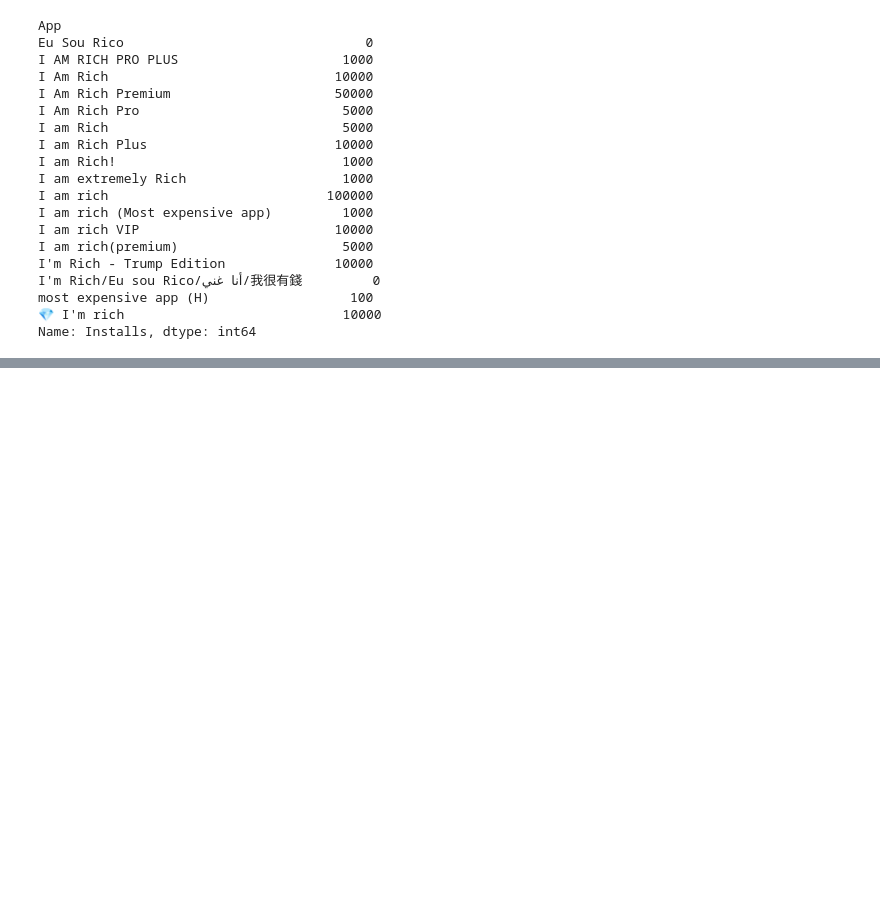
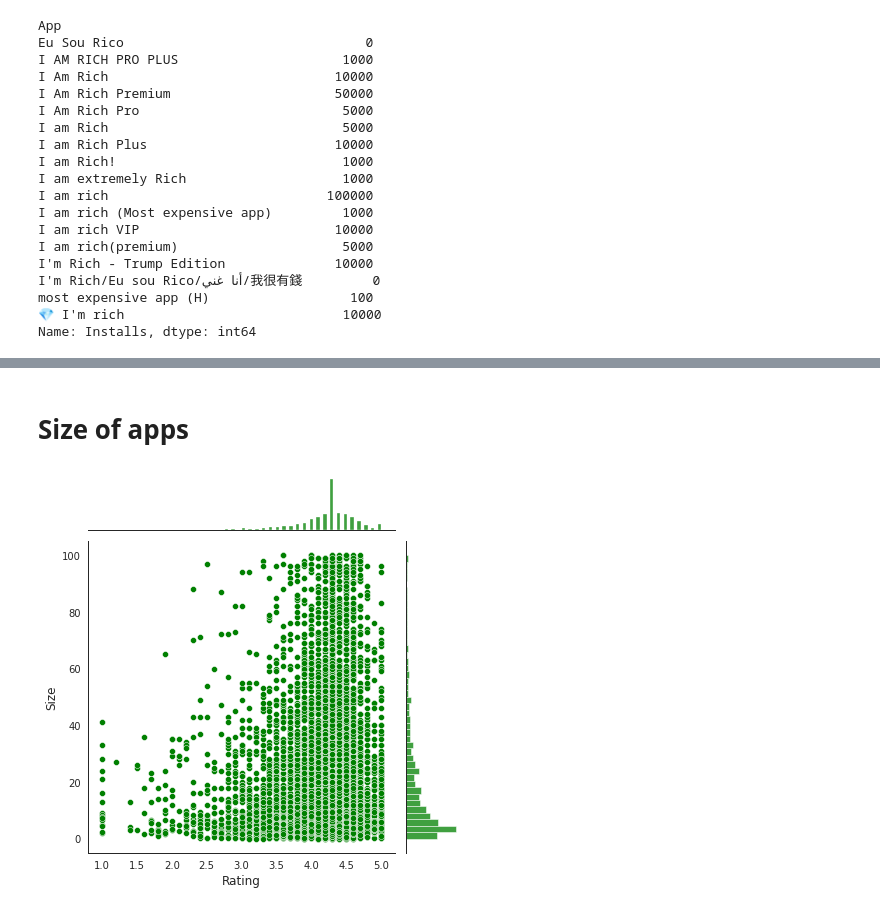
Before and after one commit to RishikaVerma21/Play-Store-Review-Analysis, a Jupyter notebook: Play_store_analysis_and_sentiment_analysis.ipynb, the cells around one changed output, grey strips where cells are left out. Cells and saved outputs as stored; diff of their text form; code cells hidden in the pictures; blank space fills up the shorter version.

```diff
--- a/Play_store_analysis_and_sentiment_analysis.ipynb
+++ b/Play_store_analysis_and_sentiment_analysis.ipynb
@@ -550,0 +580,10 @@ rcParams['figure.figsize'] = 30,9
+# %% [markdown]
+# Size of apps
+# %%
+sns.jointplot(x = "Rating", y = "Size", kind = "scatter",color='g', data = play_store_df)
+
+plt.ylabel('Size in MB --->')
+plt.xlabel('Rating ----->')
+plt.show()
+# %% [output]
+[figure, added]
```
Also changed, not shown: parts of 10 cells of this notebook.
